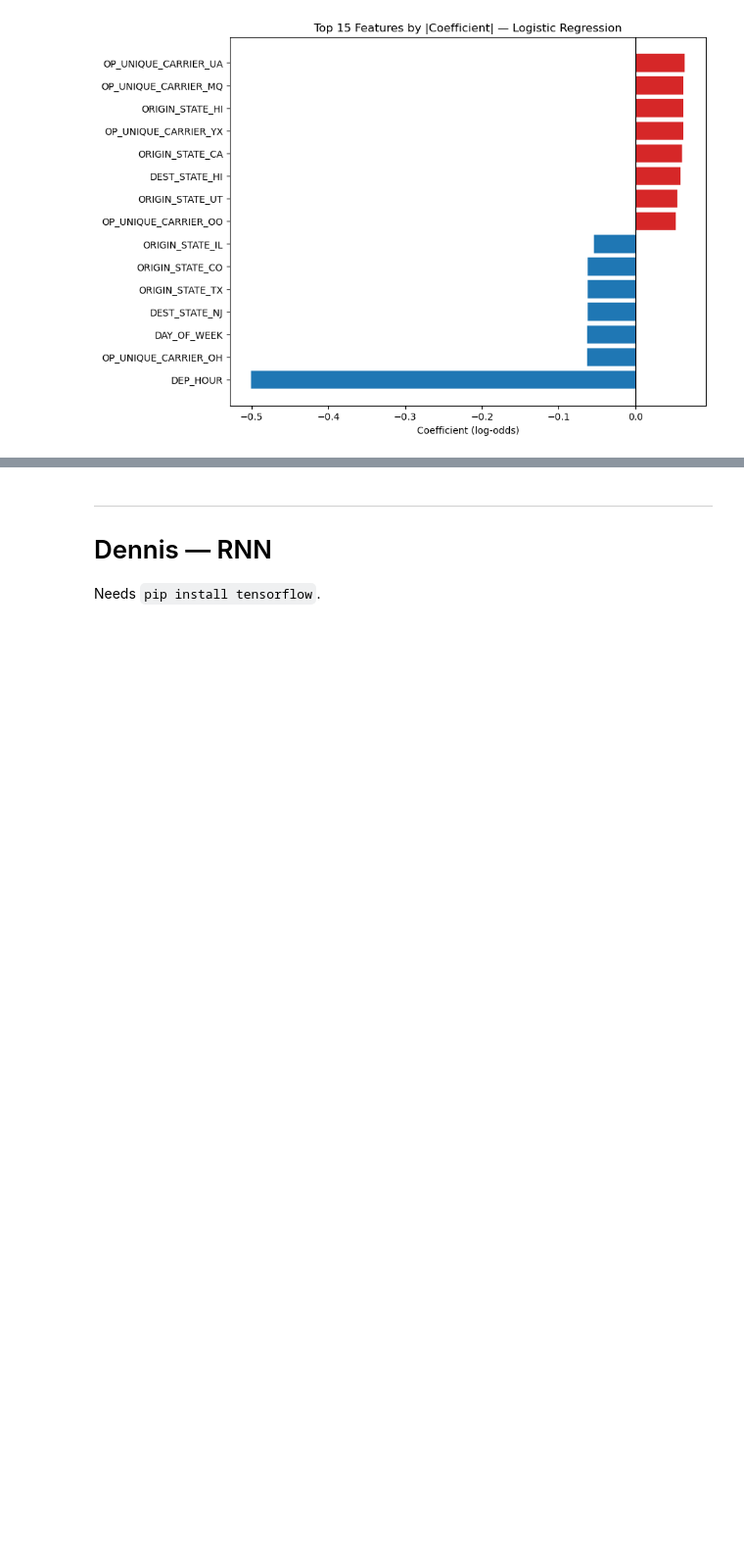
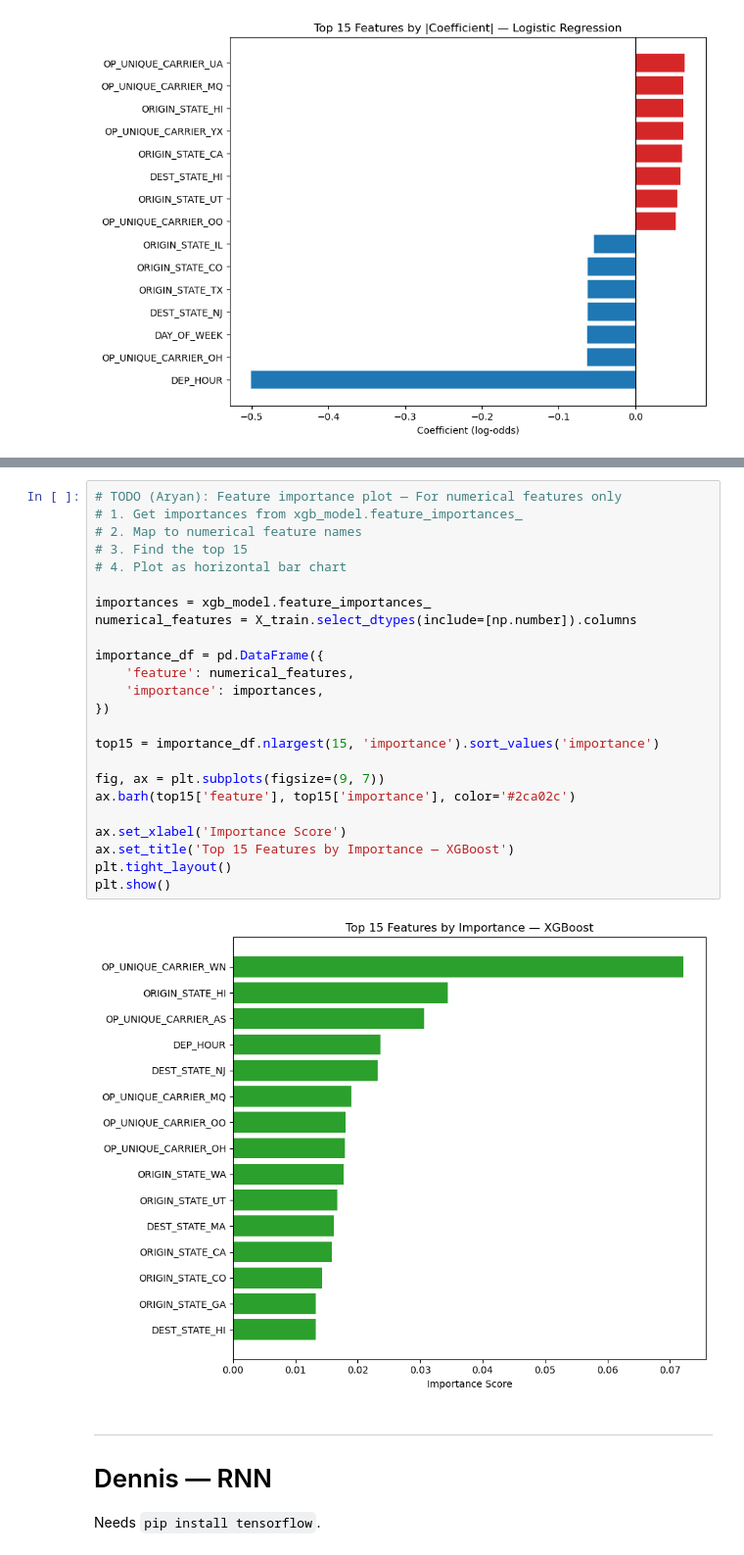
Before and after one commit to dennisous/STT811-Project, a Jupyter notebook: model_analysis.ipynb, the cells around one changed output, grey strips where cells are left out. Shown at 98% size. Cells and saved outputs as stored; diff of their text form; blank space fills up the shorter version.

```diff
--- a/model_analysis.ipynb
+++ b/model_analysis.ipynb
@@ -220,3 +290,29 @@ from sklearn.ensemble import RandomForestClassifier
+# %%
+# TODO (Aryan): Feature importance plot — For numerical features only
+# 1. Get importances from xgb_model.feature_importances_
+# 2. Map to numerical feature names
+# 3. Find the top 15
+# 4. Plot as horizontal bar chart
+
+importances = xgb_model.feature_importances_
+numerical_features = X_train.select_dtypes(include=[np.number]).columns
+
+importance_df = pd.DataFrame({
+    'feature': numerical_features,
+    'importance': importances,
+})
+
+top15 = importance_df.nlargest(15, 'importance').sort_values('importance')
+
+fig, ax = plt.subplots(figsize=(9, 7))
+ax.barh(top15['feature'], top15['importance'], color='#2ca02c')
+
+ax.set_xlabel('Importance Score')
+ax.set_title('Top 15 Features by Importance — XGBoost')
+plt.tight_layout()
+plt.show()
+# %% [output]
+[figure, added]
 # %% [markdown]
 ---
 # Dennis — RNN
```
Also changed, not shown: parts of 6 cells of this notebook.
